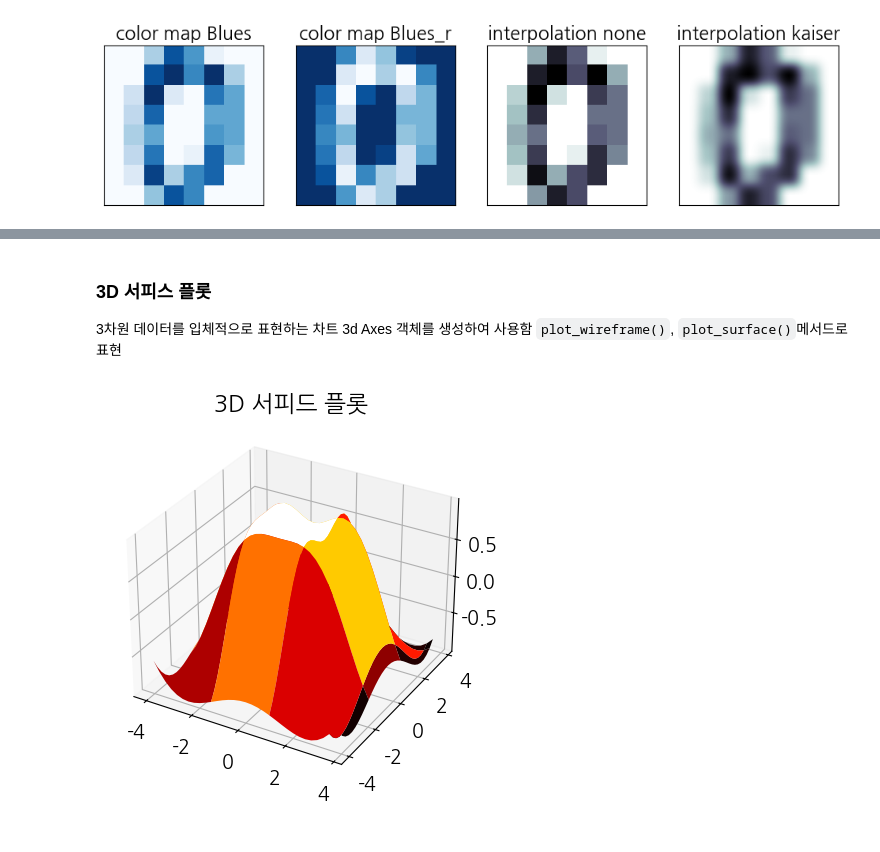
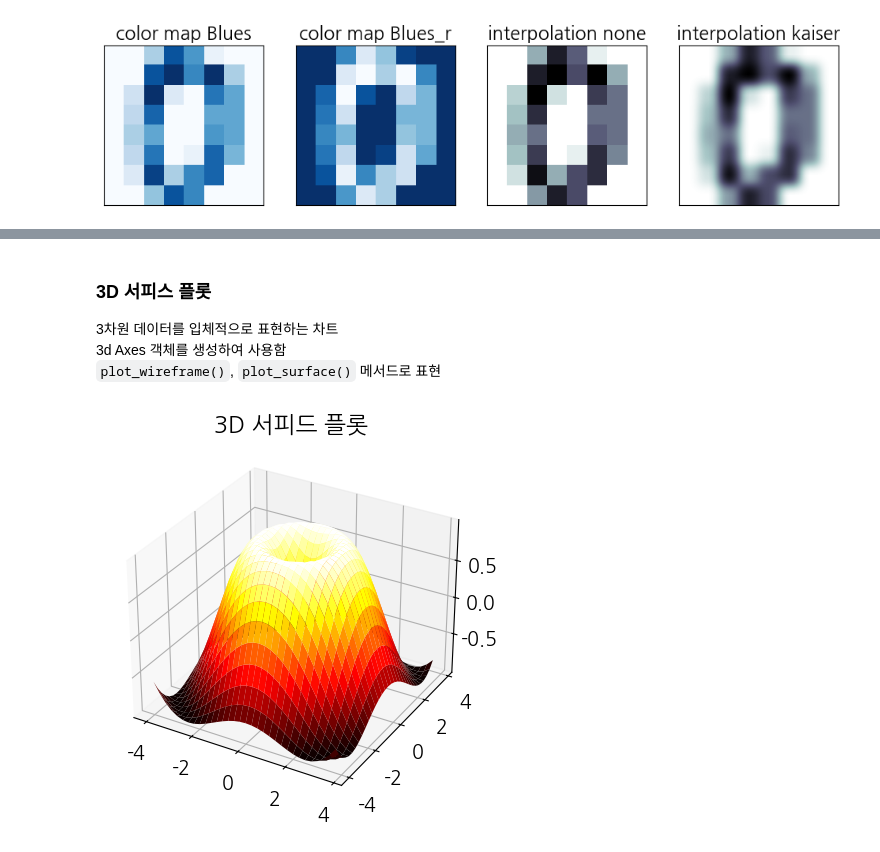
Before and after one commit to pjh753156a/python-basic, a Jupyter notebook: python-data-analysis-basic-20240118-main/matplotlib_visualize_data/matplotlib_variety_plots.ipynb, the cells around one changed output, grey strips where cells are left out. Saved outputs shown, nothing was run; the diff lists cells and outputs as text; code cells hidden in the pictures.

```diff
--- a/python-data-analysis-basic-20240118-main/matplotlib_visualize_data/matplotlib_variety_plots.ipynb
+++ b/python-data-analysis-basic-20240118-main/matplotlib_visualize_data/matplotlib_variety_plots.ipynb
@@ -225,17 +212,17 @@ plt.show()
 ### 3D 서피스 플롯
 3차원 데이터를 입체적으로 표현하는 차트
 3d Axes 객체를 생성하여 사용함
-`plot_wireframe()`, `plot_surface()`메서드로 표현
+`plot_wireframe()`, `plot_surface()` 메서드로 표현
 # %%
-x = np.arange(-4,4,0.25)
-y = np.arange(-4,4,0.25)
-xx, yy = np.meshgrid(x,y)
-rr = np.sqrt(xx**2+yy**2)
+x = np.arange(-4, 4, 0.25)
+y = np.arange(-4, 4, 0.25)
+xx, yy = np.meshgrid(x, y)
+rr = np.sqrt(xx**2 + yy**2)
 zz = np.sin(rr)
 
 axes = plt.axes(projection='3d')
 axes.set_title('3D 서피드 플롯')
-axes.plot_surface(xx,yy,zz,rstride=10,cstride=10,cmap='hot')
+axes.plot_surface(xx, yy, zz, rstride=1, cstride=1, cmap='hot')
 plt.show()
 # %% [output]
-[figure, old version]
+[figure, new version]
```
Also changed, not shown: parts of 35 cells of this notebook, 3 other files.
